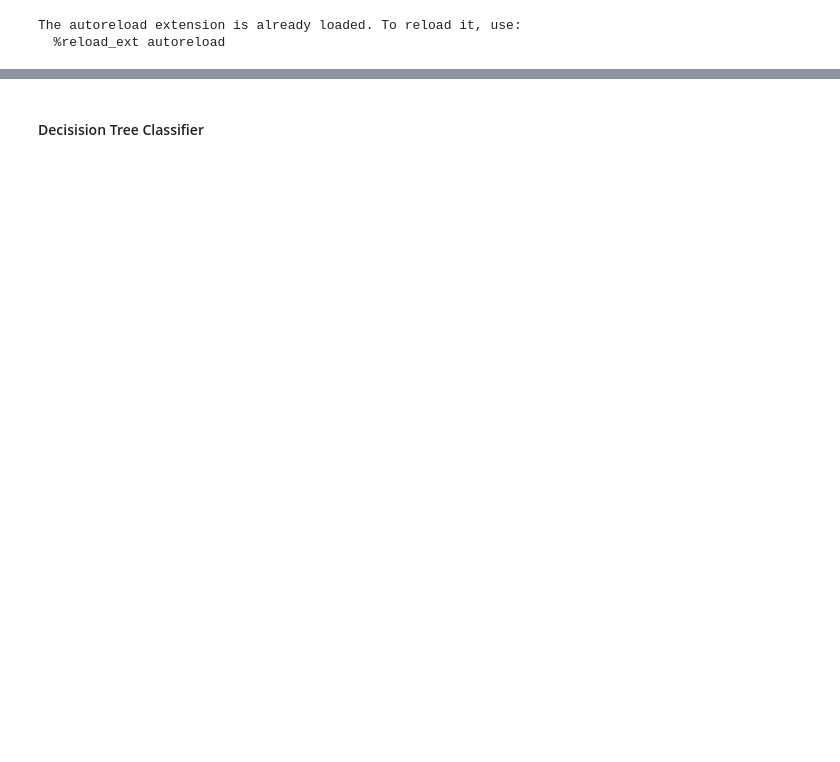
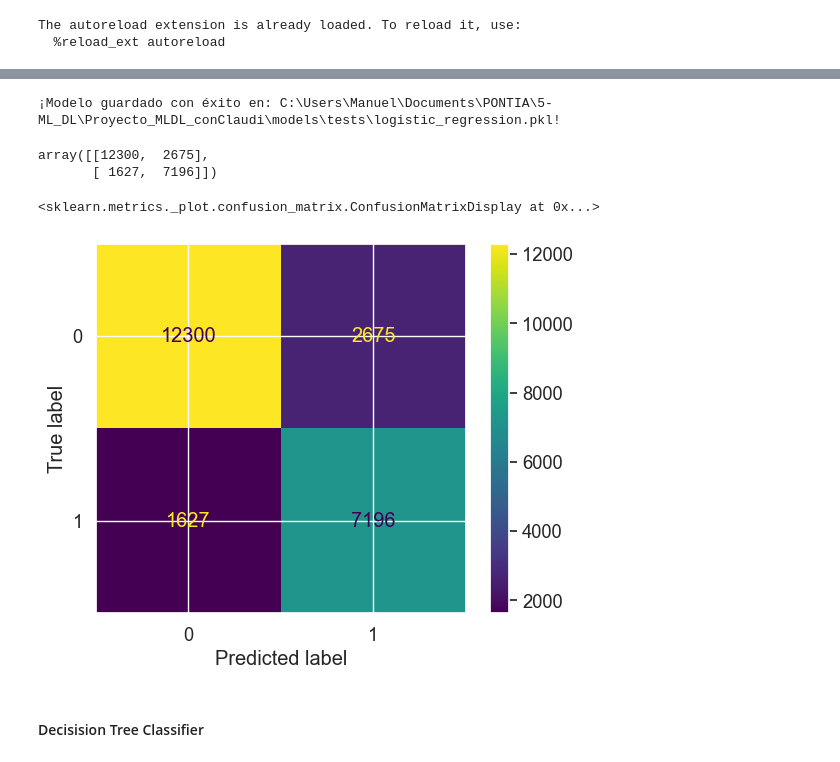
Before and after one commit to claudiberenguer/modulo5eval_ii, a Jupyter notebook: notebooks/finales/comparativa_modelos.ipynb, the cells around one changed output, grey strips where cells are left out. Saved outputs shown, nothing was run; the diff lists cells and outputs as text; code cells hidden in the pictures; blank space fills up the shorter version.

```diff
--- a/notebooks/finales/comparativa_modelos.ipynb
+++ b/notebooks/finales/comparativa_modelos.ipynb
@@ -35,3 +117,26 @@ print("¡Datos cargados con éxito! Tamaño de entrenamiento:", X_train.shape)
+# %%
+# Guardar el modelo en un .pkl
+config.MODELS_TEST_DIR.mkdir(parents=True, exist_ok=True)
+
+# 2. Guardamos nuestro árbol ganador usando la ruta de tu config.py
+joblib.dump(mejor_rl, config.RL_MODEL_PATH)
+
+print(f"¡Modelo guardado con éxito en: {config.RL_MODEL_PATH}!")
+# %% [output]
+¡Modelo guardado con éxito en: C:\Users\Manuel\Documents\PONTIA\5-ML_DL\Proyecto_MLDL_conClaudi\models\tests\logistic_regression.pkl!
+# %%
+# Matriz de confusión
+cm = confusion_matrix(y_test, y_pred_test)
+cm
+# %% [output]
+array([[12300,  2675],
+       [ 1627,  7196]])
+# %%
+disp = ConfusionMatrixDisplay(confusion_matrix=cm)
+disp.plot()
+# %% [output]
+<sklearn.metrics._plot.confusion_matrix.ConfusionMatrixDisplay at 0x...>
+[figure, added]
 # %% [markdown]
 #### Decisision Tree Classifier
 # %%
```
Also changed, not shown: parts of 27 cells of this notebook, 4 other files.
